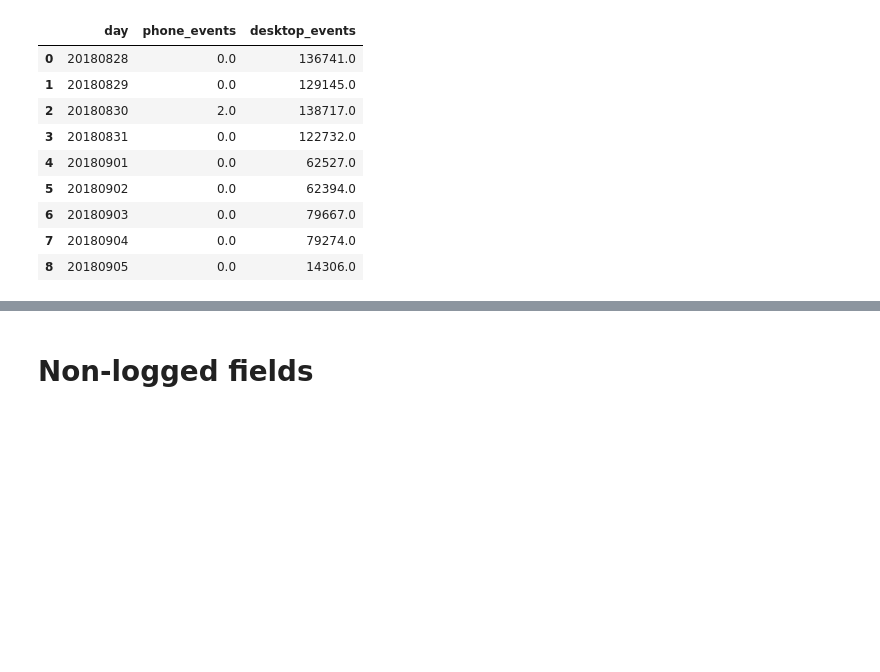
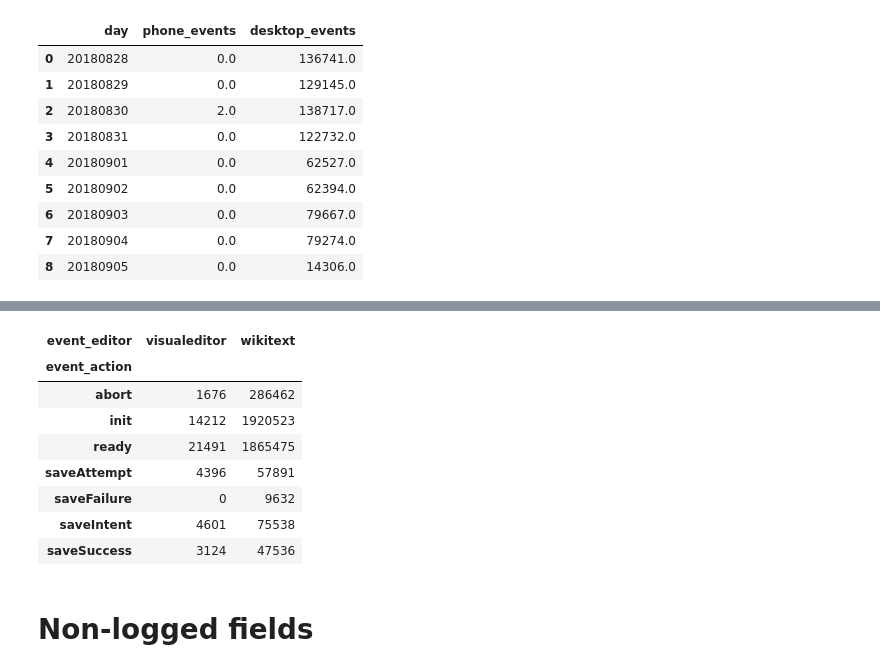
Before and after one commit to wikimedia-research/2018-08-Editing-metrics-snapshots, a Jupyter notebook: data-quality.ipynb, the cells around one changed output, grey strips where cells are left out. Saved outputs shown, nothing was run; the diff lists cells and outputs as text; code cells hidden in the pictures; blank space fills up the shorter version.

```diff
--- a/data-quality.ipynb
+++ b/data-quality.ipynb
@@ -157,0 +170,8 @@ If we go back to before the events dropped off, we can also identify any underly
+# %%
+may_phone_r = mariadb.run("""
+select *
+from log.Edit_17541122
+where
+    timestamp between "201805" and "201806" and
+    event_platform = "phone"
+""", host="logs")
@@ -158,3 +185,15 @@ If we go back to before the events dropped off, we can also identify any underly
+# %%
+may_phone_r.pivot_table("id", index="event_action", columns="event_editor", aggfunc=len, fill_value=0)
+# %% [output]
+| event_editor | visualeditor | wikitext |
+| event_action |  |  |
+| abort | 1676 | 286462 |
+| init | 14212 | 1920523 |
+| ready | 21491 | 1865475 |
+| saveAttempt | 4396 | 57891 |
+| saveFailure | 0 | 9632 |
+| saveIntent | 4601 | 75538 |
+| saveSuccess | 3124 | 47536 |
 # %% [markdown]
 # Non-logged fields
 # %% [markdown]
```
Also changed, not shown: parts of 8 cells of this notebook.
